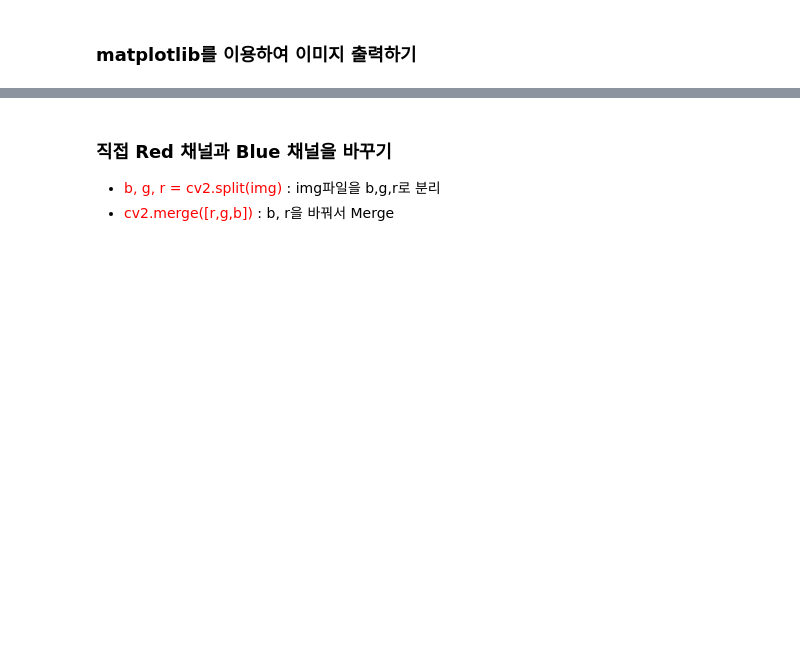
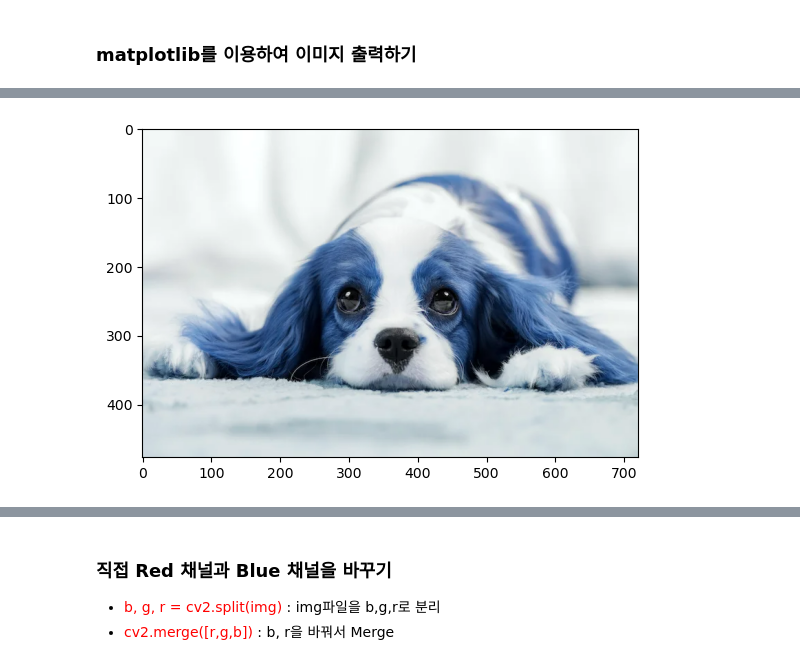
Before and after one commit to rimgosu/OpenCV, a Jupyter notebook: OpenCV_001_이미지로드및저장-배포용.ipynb, the cells around one changed output, grey strips where cells are left out. Cells and saved outputs as stored; diff of their text form; code cells hidden in the pictures; blank space fills up the shorter version.

```diff
--- a/OpenCV_001_이미지로드및저장-배포용.ipynb
+++ b/OpenCV_001_이미지로드및저장-배포용.ipynb
@@ -140,3 +149,15 @@ Mounted at /content/drive
+# %%
+import cv2
+
+# 이미지 읽기
+img = cv2.imread("./images/dog.png")
+
+# 새 창에 이미지 출력
+cv2.imshow("test", img)
+
+cv2.waitKey(0)
+
+cv2.destroyAllWindows()
 # %% [markdown]
 <table border=1 width=100%>
     <tr><td style="border: 1px solid black; width:600px; text-align: left;"><font size=4 color=red><b>실습문제</b></font><br><br>
@@ -154,3 +170,9 @@ Mounted at /content/drive
+# %%
+import matplotlib.pyplot as plt
+plt.imshow(img)
+plt.show()
+# %% [output]
+[figure, added]
 # %% [markdown]
 - OpenCV는 색상공간을 BGR(Blue Green Red)을 사용
 - Python 이미지들은 RGB(Red Green Blue)을 사용하므로 변환 필요
```
Also changed, not shown: parts of 11 cells of this notebook, 6 other files.
